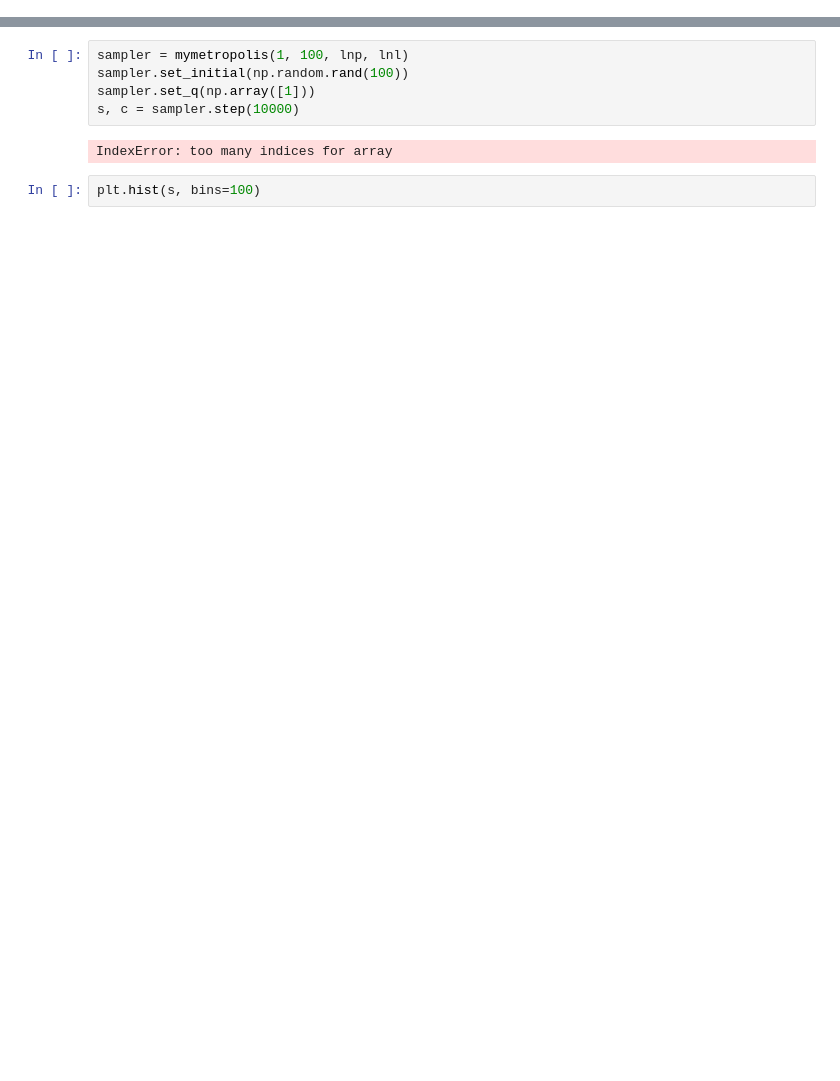
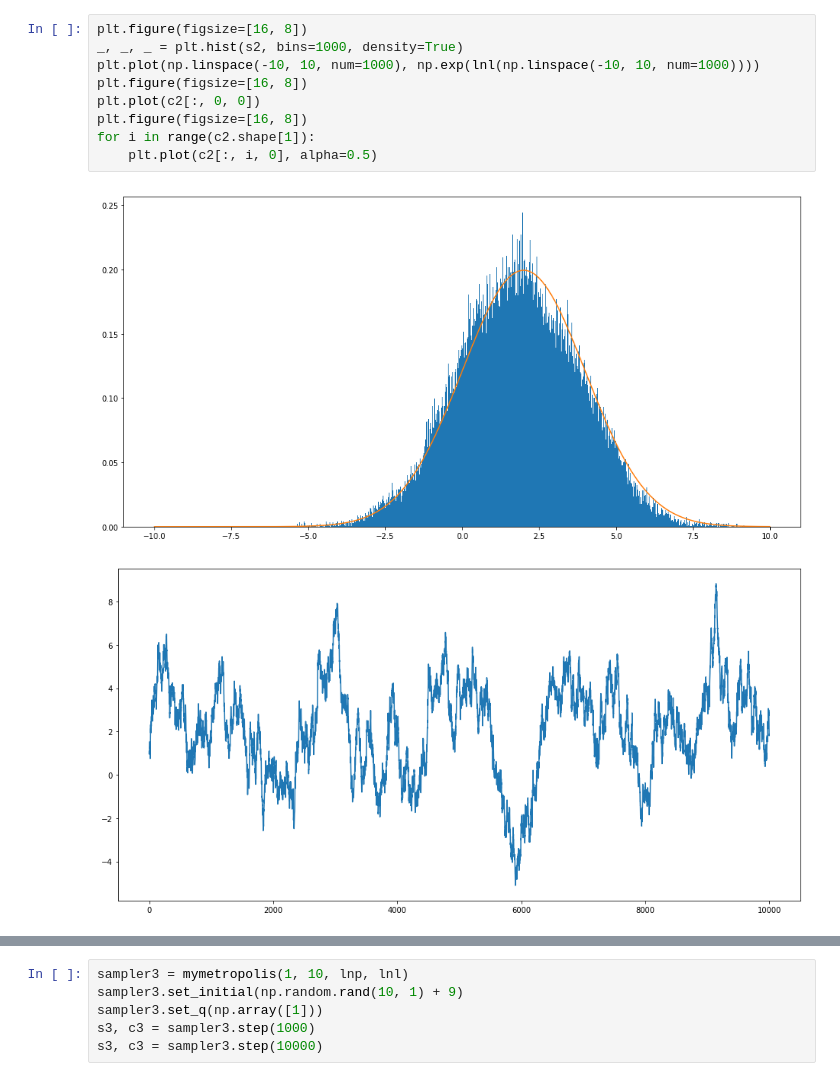
Before and after one commit to connor-mcisaac/myml, a Jupyter notebook: mymetropolis_display.ipynb, the cells around one changed output, grey strips where cells are left out. Cells and saved outputs as stored; diff of their text form; blank space fills up the shorter version.

```diff
--- a/mymetropolis_display.ipynb
+++ b/mymetropolis_display.ipynb
@@ -15,0 +46,12 @@ def lnp(x):
+# %%
+plt.figure(figsize=[16, 8])
+_, _, _ = plt.hist(s2, bins=1000, density=True)
+plt.plot(np.linspace(-10, 10, num=1000), np.exp(lnl(np.linspace(-10, 10, num=1000))))
+plt.figure(figsize=[16, 8])
+plt.plot(c2[:, 0, 0])
+plt.figure(figsize=[16, 8])
+for i in range(c2.shape[1]):
+    plt.plot(c2[:, i, 0], alpha=0.5)
+# %% [output]
+[figure, added]
+[figure, added]
@@ -16,9 +59,6 @@ def lnp(x):
 # %%
-sampler = mymetropolis(1, 100, lnp, lnl)
-sampler.set_initial(np.random.rand(100))
-sampler.set_q(np.array([1]))
-s, c = sampler.step(10000)
+sampler3 = mymetropolis(1, 10, lnp, lnl)
+sampler3.set_initial(np.random.rand(10, 1) + 9)
+sampler3.set_q(np.array([1]))
+s3, c3 = sampler3.step(1000)
+s3, c3 = sampler3.step(10000)
-# %% [output]
-IndexError: too many indices for array
-# %%
-plt.hist(s, bins=100)
```
Also changed, not shown: parts of 13 cells of this notebook, 1 other file.
